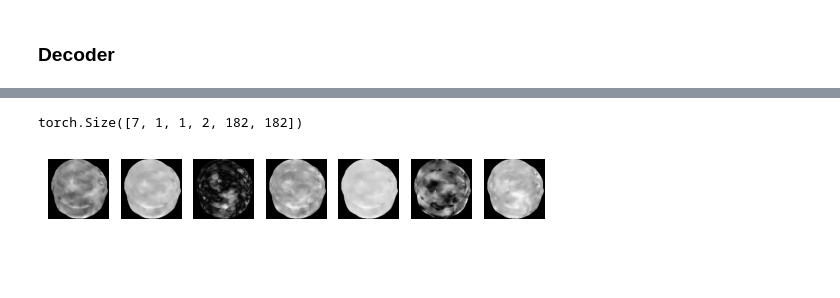
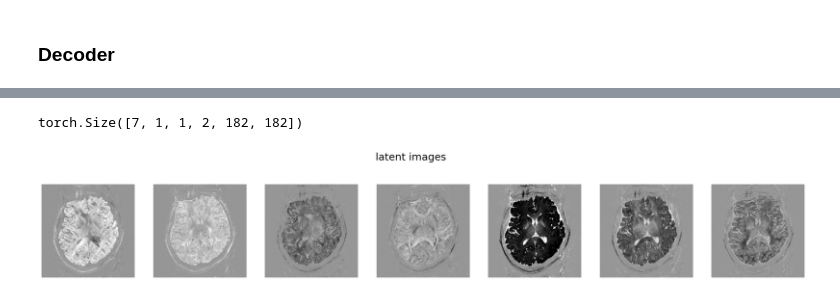
Before and after one commit to ZhengguoTan/DeepDWI, a Jupyter notebook: examples/run_muse_2shot.ipynb, the cells around one changed output, grey strips where cells are left out. Cells and saved outputs as stored; diff of their text form; code cells hidden in the pictures; blank space fills up the shorter version.

Commit message:
add an example of latent reconstruction based on the decoder model
* use the baseline image from MUSE

```diff
--- a/examples/run_muse_2shot.ipynb
+++ b/examples/run_muse_2shot.ipynb
@@ -82,7 +95,7 @@ sms_phase = sms.get_sms_phase_shift([MB, N_y, N_x], MB=MB, yshift=yshift)
 # %% [output]
  > sms: yshift  [0.0, 0.3333333333333333]
 # %%
-slice_mb_idx = sms.map_acquire_to_ordered_slice_idx(0, N_slices, MB)
+slice_mb_idx = sms.map_acquire_to_ordered_slice_idx(slice_idx, N_slices, MB)
 
 coil2 = coil[:, slice_mb_idx, :, :]
 # %% [markdown]
@@ -135,7 +148,7 @@ kdat_tensor = torch.from_numpy(kdat_prep).to(device).type(torch.complex64)
 shot_phase_tensor = torch.from_numpy(dwi_shot_phase).to(device).type(torch.complex64)
 sms_phase_tensor = torch.from_numpy(sms_phase).to(device).type(torch.complex64)
 
-DWI = []
+DWI_jt0 = []
 for n in range(3):
 
     print('> Diffusion Encoding #', n)
@@ -158,7 +171,7 @@ for n in range(3):
     print('> x device: ', x.device)
 
     lossf = nn.MSELoss(reduction='sum')
-    optimizer = optim.SGD([x], lr=0.1)
+    optimizer = optim.SGD([x], lr=0.6)
 
     for epoch in range(50):
         fwd = S(x)
@@ -170,11 +183,11 @@ for n in range(3):
 
         print('> epoch %3d loss %.12f'%(epoch, res.item()))
 
-    DWI.append(x.cpu().detach().numpy())
+    DWI_jt0.append(x.cpu().detach().numpy())
 
-DWI = np.array(DWI)
+DWI_jt0 = np.array(DWI_jt0)
 
-print(DWI.shape)
+print(DWI_jt0.shape)
 # %% [output]
 > Diffusion Encoding # 0
 > S ishape:  [1, 1, 1, 2, 182, 182]
@@ -379,14 +405,13 @@ FileNotFoundError: [Errno 2] No such file or directory: '/home/atuin/b143dc/b143
 # %%
+S = mri.Sense(coil_tensor, kdat_tensor,
+              phase_echo=shot_phase_tensor,
+              combine_echo=True,
+              phase_slice=sms_phase_tensor,
+              basis=model,
+              baseline=torch.from_numpy(DWI_muse[[0]]).to(device))
 
-
-S = mri.Sense(coil_tensor, kdat_tensor,
-                  phase_echo=shot_phase_tensor,
-                  combine_echo=True,
-                  phase_slice=sms_phase_tensor,
-                  basis=model)
-
-print(S.ishape)
-print(S.oshape)
+print('S ishape: ', S.ishape)
+print('S oshape: ', S.oshape)
 
 
 x = torch.zeros(S.ishape, dtype=torch.float32,
@@ -399,9 +424,9 @@ temp = S(x)
 
 
 lossf = nn.MSELoss(reduction='sum')
-optimizer = optim.SGD([x], lr=0.1)
+optimizer = optim.Adam([x], lr=0.1)
 
-for epoch in range(500):
+for epoch in range(50):
     fwd = S(x)
     res = lossf(torch.view_as_real(fwd), torch.view_as_real(S.y))
 
@@ -432,18 +456,24 @@ KeyboardInterrupt:
 # %%
 print(x.shape)
 
 latents = x.detach().numpy()
 
+vmin = np.min(latents) * 0.8
+vmax = np.max(latents) * 0.8
+
 import matplotlib.pyplot as plt
 
-fig, ax = plt.subplots(1, 7)
+fig, ax = plt.subplots(1, 7, figsize=(7*4, 4.6))
 
 for n in range(7):
 
-    ax[n].imshow(abs(latents[n, 0, 0, 1]), cmap='gray')
+    img = np.flip(latents[n, 0, 0, 1], axis=(-2, -1))
+    img = np.fliplr(img)
+    ax[n].imshow(img, cmap='gray', vmin=vmin, vmax=vmax)
     ax[n].set_axis_off()
 
+plt.suptitle('latent images', fontsize=21)
 plt.show()
 # %% [output]
 torch.Size([7, 1, 1, 2, 182, 182])
-[figure, old version]
+[figure, new version]
```
Also changed, not shown: parts of 15 cells of this notebook.
